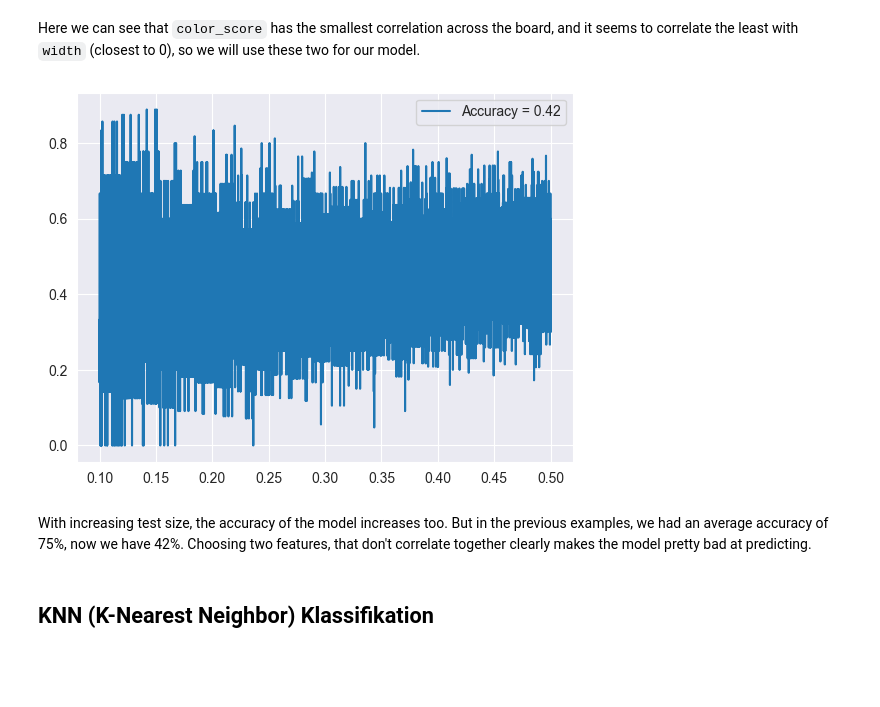
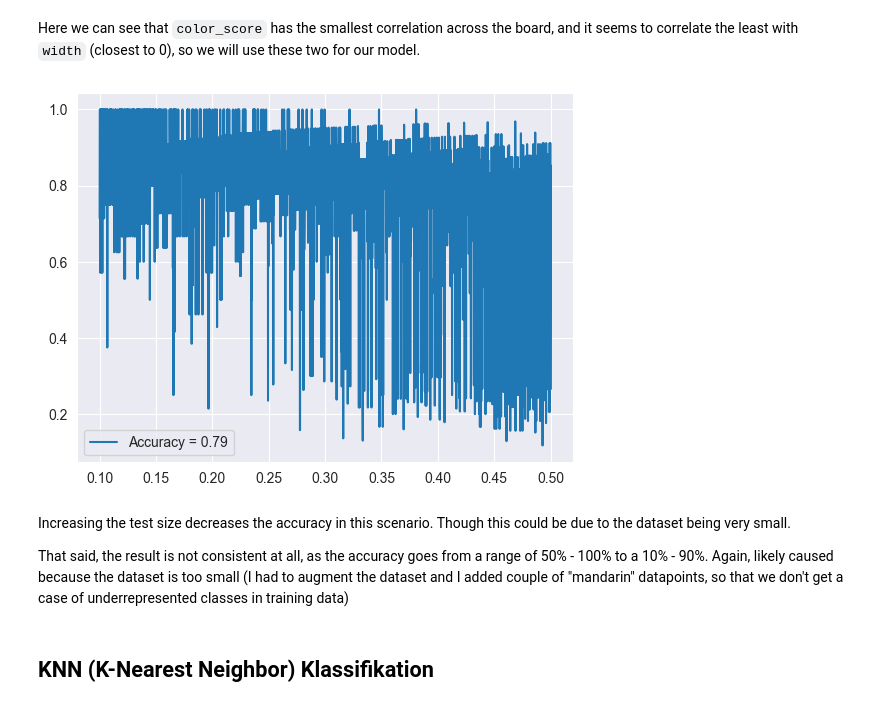
Before and after one commit to Bajtinus/ML-Project, a Jupyter notebook: ELO-files/Python/ML_Lecture3_Classification.ipynb, the cells around one changed output. Cells and saved outputs as stored; diff of their text form; code cells hidden in the pictures; blank space fills up the shorter version.

```diff
--- a/ELO-files/Python/ML_Lecture3_Classification.ipynb
+++ b/ELO-files/Python/ML_Lecture3_Classification.ipynb
@@ -718,38 +701,40 @@ Here we can see that `color_score` has the smallest correlation across the board
 # %%
 fruits = pd.read_csv("../../data-sets/Fruits.csv")
 
-repetitions = 10000
+repetitions = 3000
 
-features = ["width", "color_score"]
+features = ["width", "color_score", "height", "mass"]
 
 x = fruits[features]
 y = fruits["fruit_label"]
 
 accuracies = []
 indexes = []
 for i in np.linspace(0.1, 0.5, repetitions):
      x_train, x_test, y_train, y_test = train_test_split(x, y, test_size=i, shuffle=True)
 
      scaler = MinMaxScaler()
      x_train = scaler.fit_transform(x_train)
      x_test = scaler.transform(x_test)
 
-     lda = LDA()
-     lda.fit(x_train, y_train)
+     qda = QDA()
+     qda.fit(x_train, y_train)
 
-     y_hat_train = lda.predict(x_train)
-     y_hat_test = lda.predict(x_test)
+     y_hat_train = qda.predict(x_train)
+     y_hat_test = qda.predict(x_test)
 
-     accuracies.append(lda.score(x_test, y_test))
+     accuracies.append(qda.score(x_test, y_test))
      indexes.append(i)
 
 plt.plot(indexes, accuracies, label=f"Accuracy = {np.mean(accuracies):.2f}")
 plt.legend()
 plt.show()
 # %% [output]
-[figure, old version]
+[figure, new version]
 # %% [markdown]
-With increasing test size, the accuracy of the model increases too. But in the previous examples, we had an average accuracy of 75%, now we have 42%. Choosing two features, that don't correlate together clearly makes the model pretty bad at predicting.
+Increasing the test size decreases the accuracy in this scenario. Though this could be due to the dataset being very small.
+
+That said, the result is not consistent at all, as the accuracy goes from a range of 50% - 100% to a 10% - 90%. Again, likely caused because the dataset is too small (I had to augment the dataset and I added couple of "mandarin" datapoints, so that we don't get a case of underrepresented classes in training data)
 # %% [markdown]
 ## KNN (K-Nearest Neighbor) Klassifikation
 # %% [markdown]
```
Also changed, not shown: parts of 6 cells of this notebook, 3 other files.
